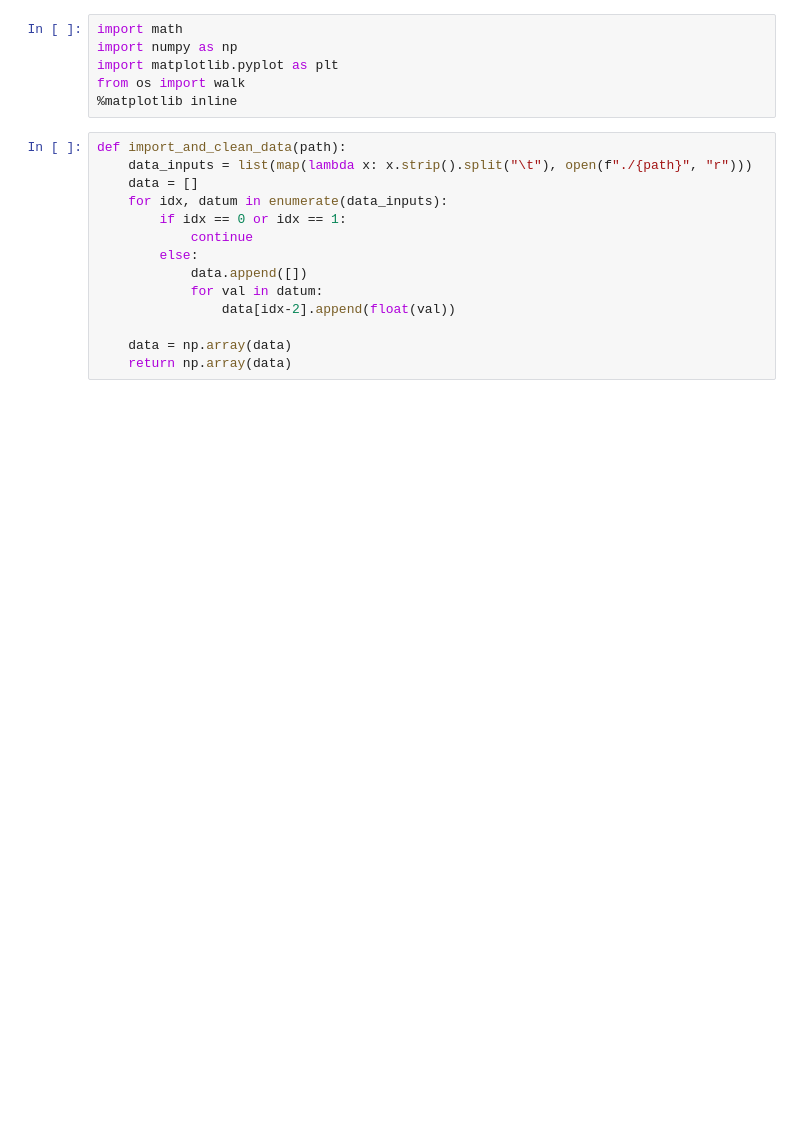
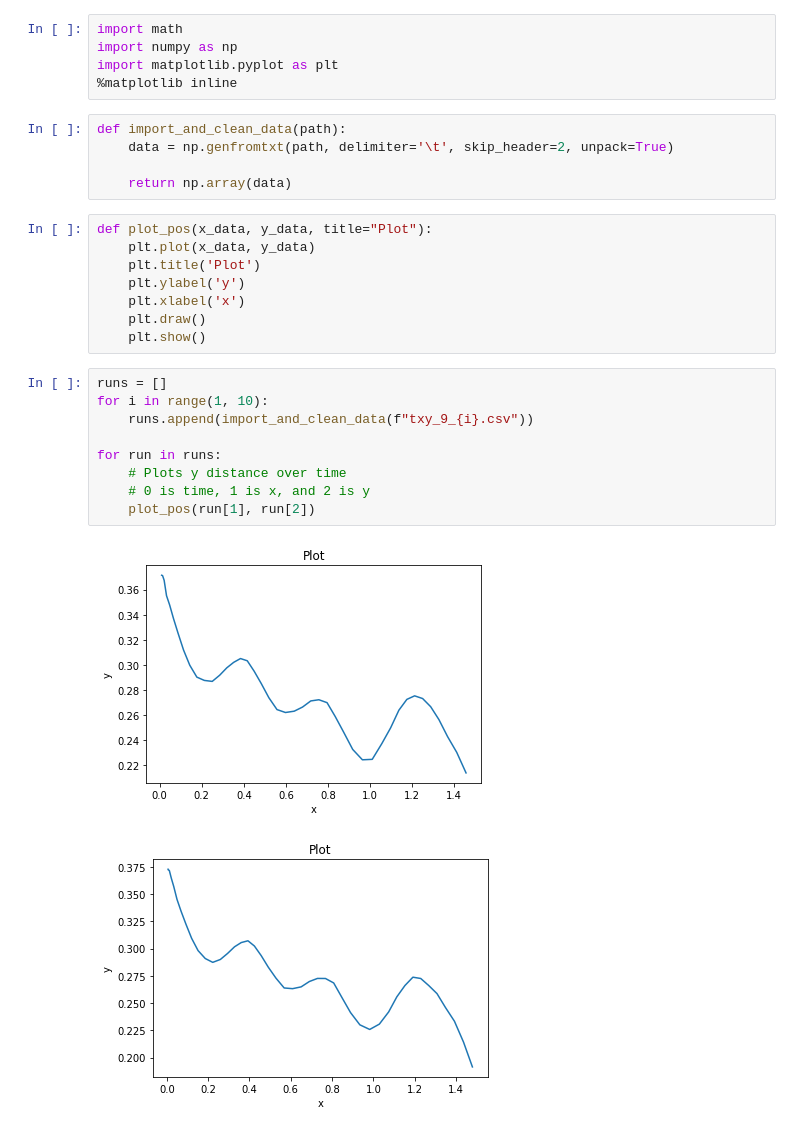
Before and after one commit to nerok/TFY4125-305-1, a Jupyter notebook: Øving2.ipynb, the cells around one changed output. Cells and saved outputs as stored; diff of their text form; blank space fills up the shorter version.

```diff
--- a/Øving2.ipynb
+++ b/Øving2.ipynb
@@ -2,19 +2,29 @@
 import math
 import numpy as np
 import matplotlib.pyplot as plt
-from os import walk
 %matplotlib inline
-# %%
-def import_and_clean_data(path):
-    data_inputs = list(map(lambda x: x.strip().split("\t"), open(f"./{path}", "r")))
-    data = []
-    for idx, datum in enumerate(data_inputs):
-        if idx == 0 or idx == 1:
-            continue
-        else:
-            data.append([])
-            for val in datum:
-                data[idx-2].append(float(val))
-
-    data = np.array(data)
-    return np.array(data)
+# %%
+def import_and_clean_data(path):
+    data = np.genfromtxt(path, delimiter='\t', skip_header=2, unpack=True)
+
+    return np.array(data)
+# %%
+def plot_pos(x_data, y_data, title="Plot"):
+    plt.plot(x_data, y_data)
+    plt.title('Plot')
+    plt.ylabel('y')
+    plt.xlabel('x')
+    plt.draw()
+    plt.show()
+# %%
+runs = []
+for i in range(1, 10):
+    runs.append(import_and_clean_data(f"txy_9_{i}.csv"))
+
+for run in runs:
+    # Plots y distance over time
+    # 0 is time, 1 is x, and 2 is y
+    plot_pos(run[1], run[2])
+# %% [output]
+[figure, added]
+[figure, added]
```
Also changed, not shown: parts of 10 cells of this notebook.
